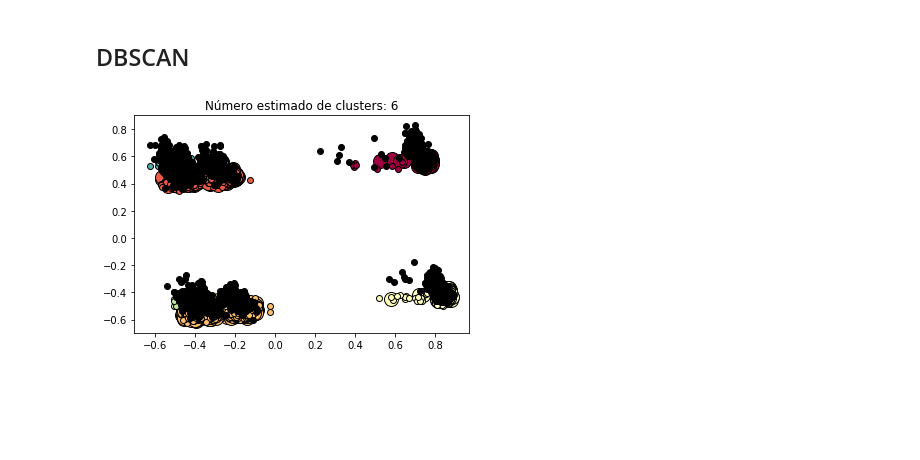
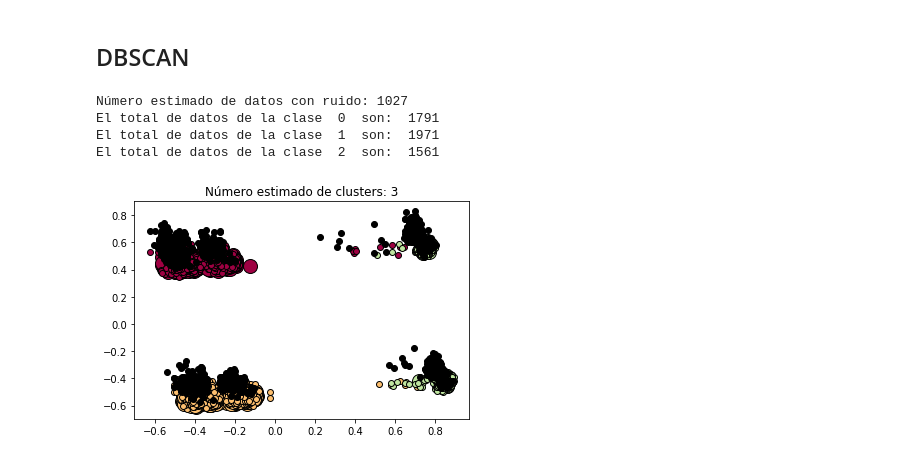
Before and after one commit to federovskys/Proyecto_Integrador_MachineLearning_MEData, a Jupyter notebook: defunciones_2015.ipynb, the cells around one changed output. Saved outputs shown, nothing was run; the diff lists cells and outputs as text; code cells hidden in the pictures; blank space fills up the shorter version.

```diff
--- a/defunciones_2015.ipynb
+++ b/defunciones_2015.ipynb
@@ -316,7 +316,7 @@ pyplot.show()
 # %%
 from sklearn.cluster import KMeans
 from sklearn.metrics import silhouette_score # Método de validación silhouette
-from sklearn.metrics import calinski_harabaz_score # Método de validación Calinski-Harabasz
+from sklearn.metrics import calinski_harabasz_score # Método de validación Calinski-Harabasz
 
 from sklearn.utils import check_random_state # Es una librería para definir un generador de números aleatorios a partir de
                                              # de la librería numpy
@@ -356,7 +356,7 @@ for ncenters, ax in enumerate(axes1.reshape(-1), 2):
     centros = Modelo_Kmeans.cluster_centers_ # Calcula la matriz de centros
     inercia.append(Modelo_Kmeans.inertia_) # optimiza el punto de inercia de acuerdo al número de clusters
     silhouette_valores.append(silhouette_score(Nuevos_Datos, Etiquetas)) # Se aplica la métrica Silhouette
-    ch_valores.append(calinski_harabaz_score(Nuevos_Datos, Etiquetas)) # Se aplica la métrica Calinski-Harabasz
+    ch_valores.append(calinski_harabasz_score(Nuevos_Datos, Etiquetas)) # Se aplica la métrica Calinski-Harabasz
 
     for j in range(ncenters):
         ax.plot(xpts[Etiquetas == j],
@@ -440,7 +440,7 @@ for ncenters, ax in enumerate(axes1.reshape(-1), 2):
     Etiquetas_spectral = spectral_clustering.labels_ # Calcula las clases o etiquetas
 
     silhouette_valores.append(silhouette_score(Nuevos_Datos, Etiquetas_spectral)) # Se aplica la métrica Silhouette
-    ch_valores.append(calinski_harabaz_score(Nuevos_Datos, Etiquetas_spectral)) # Se aplica la métrica Calinski-Harabasz
+    ch_valores.append(calinski_harabasz_score(Nuevos_Datos, Etiquetas_spectral)) # Se aplica la métrica Calinski-Harabasz
 
 
     for j in range(ncenters):
@@ -512,7 +512,7 @@ from sklearn.datasets import make_moons # base de datos de las lunas
 import mglearn
 
 
-Modelo_DBSCAN_Basico = DBSCAN(eps = 0.7, metric = 'euclidean', algorithm = 'auto', leaf_size = 500, min_samples = 100) #con valores muy pequeños
+Modelo_DBSCAN_Basico = DBSCAN(eps = 1, metric = 'euclidean', algorithm = 'auto', leaf_size = 10, min_samples = 500) #con valores muy pequeños
 # Modelo DBSCAN
 # eps es un parámetro que representa la máxima distancia entre dos muestras para ser consideradas como de la misma
 # vecindad. Si eps tiene un valor grandes, se agrega más puntos de vecindad para calcular la distancia máxima. En
@@ -531,32 +531,40 @@ Etiquetas = Modelo_DBSCAN_Basico.labels_ # Calcula las clases o etiquetas con ru
 centros = Modelo_DBSCAN_Basico.components_ # Calcula la matriz de centros nucleares
 core_samples_mask = np.zeros_like(Etiquetas, dtype=bool)
 core_samples_mask[Modelo_DBSCAN_Basico.core_sample_indices_] = True
 n_clusters_ = len(set(Etiquetas)) - (1 if -1 in Etiquetas else 0)
 n_ruido_ = list(Etiquetas).count(-1)
 Clases_Sin_Ruido = Modelo_DBSCAN_Basico.labels_ # Calcula las clases o etiquetas sin ruido
 
 unique_labels = set(Clases_Sin_Ruido)
 colors = [pyplot.cm.Spectral(each)
           for each in np.linspace(0, 1, len(unique_labels))]
 
+print('Número estimado de datos con ruido: %d' % n_ruido_)
+
 for k, col in zip(unique_labels, colors):
     if k == -1:
         # Los puntos negros significan datos con ruido y que no pudieron ser agrupados
         col = [0, 0, 0, 1]
 
     class_member_mask = (Clases_Sin_Ruido == k)
 
     xy = Nuevos_Datos[class_member_mask & core_samples_mask]
     pyplot.plot(xy[:, 0], xy[:, 1], 'o', markerfacecolor=tuple(col),
              markeredgecolor='k', markersize=14)
 
     xy = Nuevos_Datos[class_member_mask & ~core_samples_mask]
     pyplot.plot(xy[:, 0], xy[:, 1], 'o', markerfacecolor=tuple(col),
              markeredgecolor='k', markersize=6)
 
-
+#print("Para ", ncenters, " Clusters: ")
+for i in range (len(np.unique(Etiquetas)) -1):
+    print("El total de datos de la clase ", i, " son: ", len(Etiquetas[Etiquetas==i]))
 
 pyplot.title('Número estimado de clusters: %d' % n_clusters_)
 pyplot.show()
 # %% [output]
+Número estimado de datos con ruido: 1027
+El total de datos de la clase  0  son:  1791
+El total de datos de la clase  1  son:  1971
+El total de datos de la clase  2  son:  1561
-[figure, old version]
+[figure, new version]
```
Also changed, not shown: 1 other file.
